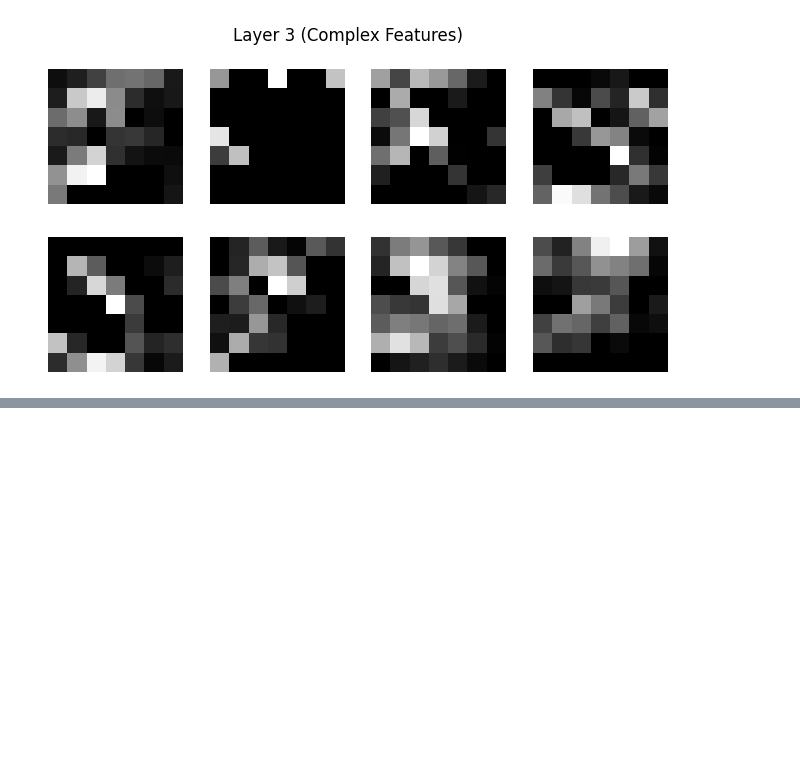
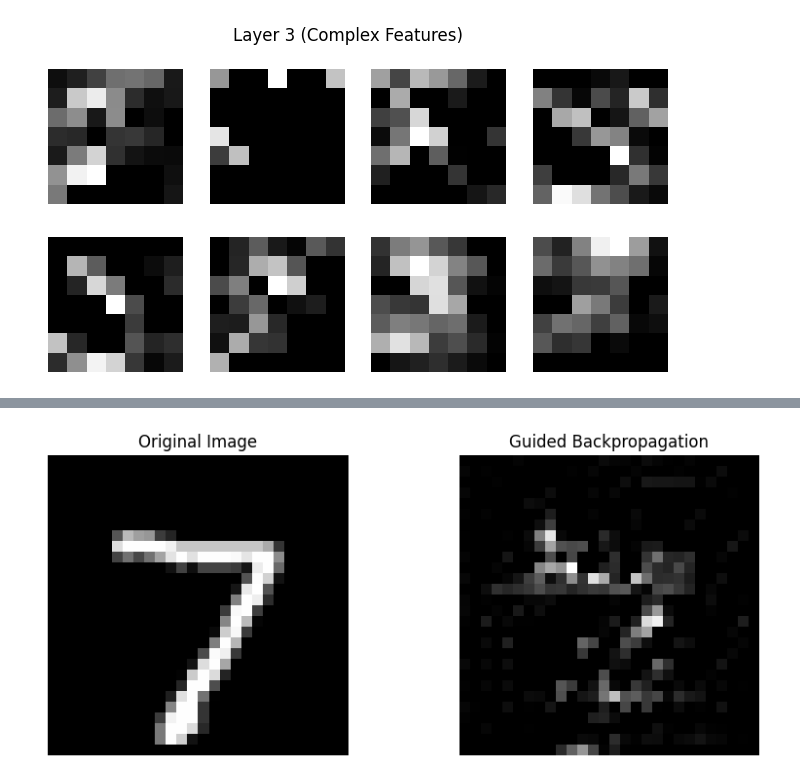
Before and after one commit to naveen-ramavath/Deep-Learning, a Jupyter notebook: dl.ipynb, the cells around one changed output, grey strips where cells are left out. Cells and saved outputs as stored; diff of their text form; code cells hidden in the pictures; blank space fills up the shorter version.

Commit message:
guided backpropagation

```diff
--- a/dl.ipynb
+++ b/dl.ipynb
@@ -2215,0 +2218,66 @@ WARNING:tensorflow:6 out of the last 6 calls to <function TensorFlowTrainer.make
+# %%
+import tensorflow as tf
+from tensorflow.keras.models import Sequential
+from tensorflow.keras.layers import Conv2D, MaxPooling2D, Flatten, Dense
+from tensorflow.keras.datasets import mnist
+import numpy as np
+import matplotlib.pyplot as plt
+
+# Load data
+(X_train, y_train), (X_test, y_test) = mnist.load_data()
+
+# Preprocess
+X_train = X_train.reshape(-1,28,28,1)/255.0
+X_test = X_test.reshape(-1,28,28,1)/255.0
+
+# Build model
+model = Sequential([
+    Conv2D(32,(3,3),activation='relu',input_shape=(28,28,1)),
+    MaxPooling2D((2,2)),
+    Flatten(),
+    Dense(10,activation='softmax')
+])
+
+model.compile(optimizer='adam',
+              loss='sparse_categorical_crossentropy',
+              metrics=['accuracy'])
+
+model.fit(X_train,y_train,epochs=2)
+
+# Take one image
+img = X_test[0]
+img = img.reshape(1,28,28,1)
+
+# Gradient calculation
+img_tensor = tf.convert_to_tensor(img)
+
+with tf.GradientTape() as tape:
+    tape.watch(img_tensor)
+    preds = model(img_tensor)
+    class_idx = tf.argmax(preds[0])
+    loss = preds[:, class_idx]
+
+# Compute gradients
+grads = tape.gradient(loss, img_tensor)
+
+# Guided Backprop (keep positive gradients)
+guided_grads = tf.maximum(grads, 0)
+
+# Convert to numpy
+guided_grads = guided_grads.numpy()[0]
+
+# Plot
+plt.figure(figsize=(10,4))
+
+plt.subplot(1,2,1)
+plt.title("Original Image")
+plt.imshow(img[0].reshape(28,28), cmap='gray')
+plt.axis('off')
+
+plt.subplot(1,2,2)
+plt.title("Guided Backpropagation")
+plt.imshow(guided_grads[:,:,0], cmap='gray')
+plt.axis('off')
+
+plt.show()
+# %% [output]
@@ -2215,0 +2288 @@ WARNING:tensorflow:6 out of the last 6 calls to <function TensorFlowTrainer.make
+[figure, added]
```
Also changed, not shown: parts of 2 cells of this notebook.
